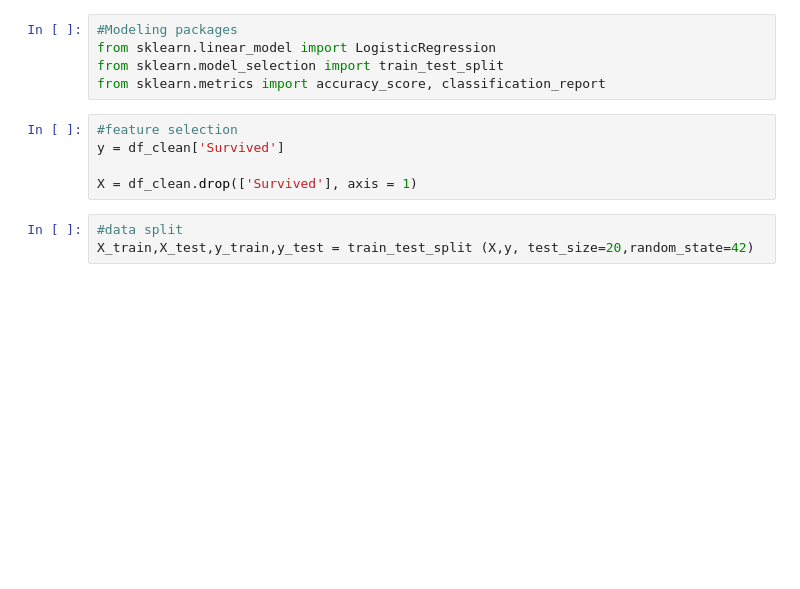
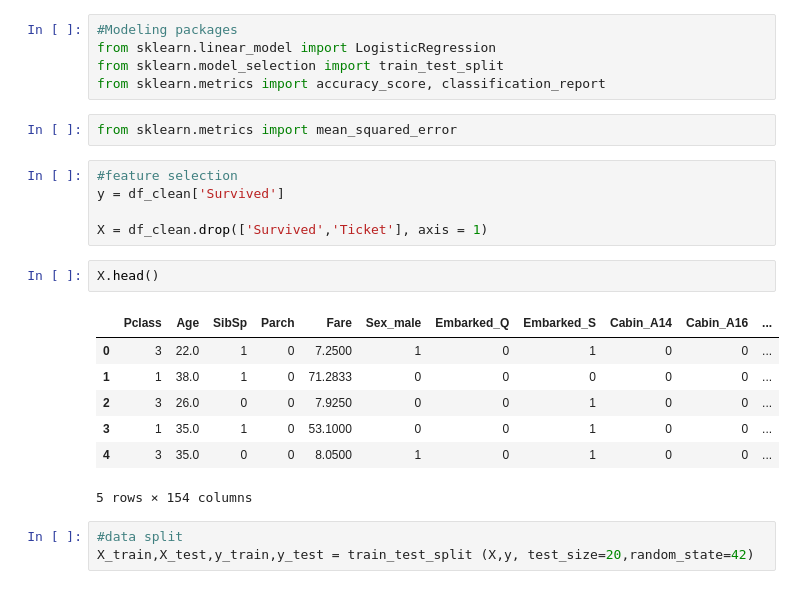
Before and after one commit to magubane94/Integrated_Project, a Jupyter notebook: Titanic.ipynb, the cells around one changed output. Drawn from its saved outputs; the diff is of its cells as text; blank space fills up the shorter version.

```diff
--- a/Titanic.ipynb
+++ b/Titanic.ipynb
@@ -197,11 +227,23 @@ df_clean.head()
 from sklearn.linear_model import LogisticRegression
 from sklearn.model_selection import train_test_split
 from sklearn.metrics import accuracy_score, classification_report
+# %%
+from sklearn.metrics import mean_squared_error
 # %%
 #feature selection
 y = df_clean['Survived']
 
-X = df_clean.drop(['Survived'], axis = 1)
+X = df_clean.drop(['Survived','Ticket'], axis = 1)
+# %%
+X.head()
+# %% [output]
+|  | Pclass | Age | SibSp | Parch | Fare | Sex_male | Embarked_Q | Embarked_S | Cabin_A14 | Cabin_A16 | ... |
+| 0 | 3 | 22.0 | 1 | 0 | 7.2500 | 1 | 0 | 1 | 0 | 0 | ... |
+| 1 | 1 | 38.0 | 1 | 0 | 71.2833 | 0 | 0 | 0 | 0 | 0 | ... |
+| 2 | 3 | 26.0 | 0 | 0 | 7.9250 | 0 | 0 | 1 | 0 | 0 | ... |
+| 3 | 1 | 35.0 | 1 | 0 | 53.1000 | 0 | 0 | 1 | 0 | 0 | ... |
+| 4 | 3 | 35.0 | 0 | 0 | 8.0500 | 1 | 0 | 1 | 0 | 0 | ... |
+5 rows × 154 columns
 # %%
 #data split
 X_train,X_test,y_train,y_test = train_test_split (X,y, test_size=20,random_state=42)
```
Also changed, not shown: parts of 11 cells of this notebook.
